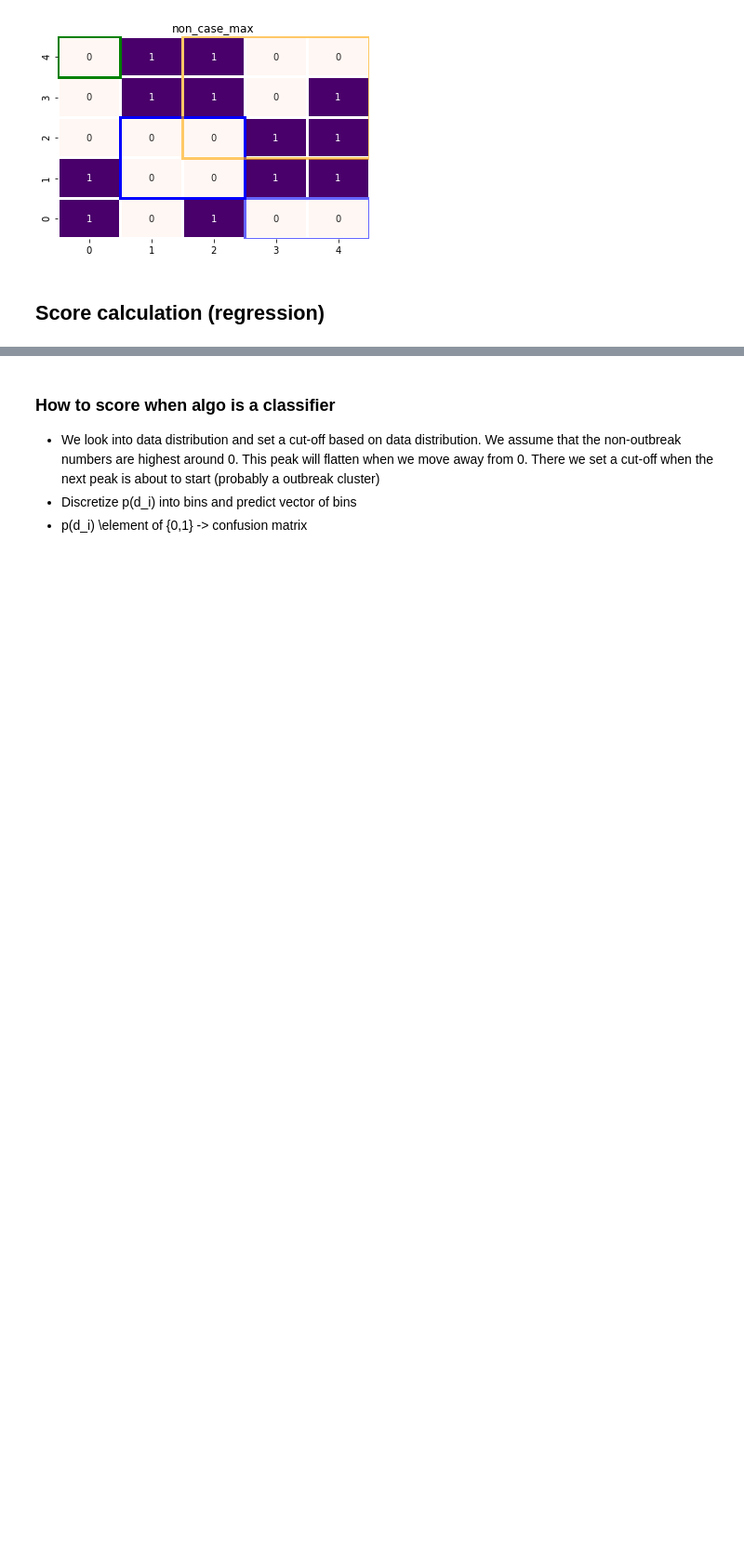
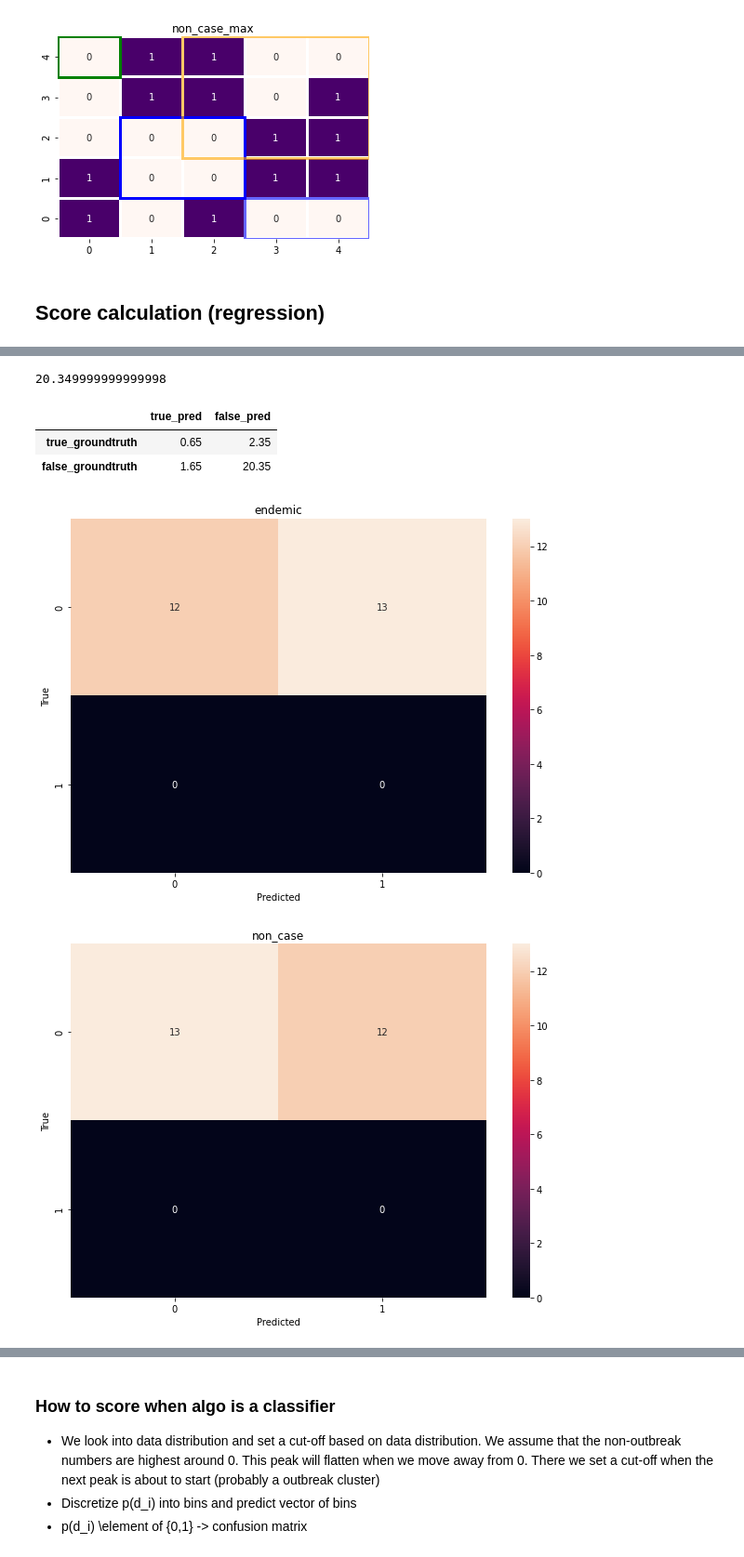
Before and after one commit to aauss/epi-quark, a Jupyter notebook: lean_score.ipynb, the cells around one changed output, grey strips where cells are left out. Shown at 93% size. Cells and saved outputs as stored; diff of their text form; code cells hidden in the pictures; blank space fills up the shorter version.

Commit message:
Add new examples, confusion matrix, and different scores for regression

```diff
--- a/lean_score.ipynb
+++ b/lean_score.ipynb
@@ -520,0 +570,10 @@ eval_df_min
+# %%
+eval_df_mean.loc[:, "true"] = np.where(
+    eval_df_mean.loc[:, "p(d_i)"] >= len(MUST_HAVE_LABELS), 1, 0
+)
+eval_df_mean.loc[:, "pred"] = np.where(
+    eval_df_mean.loc[:, "p^(d_i)"] >= 1 / len(DATA_LABELS), 1, 0
+)
+pivot_eval = eval_df_mean.pivot(
+    index=["x1", "x2"], columns="d_i", values=["true", "pred"]
+)
@@ -520,0 +630,45 @@ eval_df_min
+# %%
+rel_cm.loc[
+    [c for c in rel_cm.columns if c != "one"], [c for c in rel_cm.columns if c != "one"]
+].sum().sum()
+# %% [output]
+20.349999999999998
+# %%
+pd.DataFrame(
+    {
+        "true_pred": [
+            rel_cm.loc["one", "one"],
+            rel_cm.loc[[c for c in rel_cm.columns if c != "one"], "one"].sum(),
+        ],
+        "false_pred": [
+            rel_cm.loc["one", [c for c in rel_cm.columns if c != "one"]].sum(),
+            rel_cm.loc[
+                [c for c in rel_cm.columns if c != "one"],
+                [c for c in rel_cm.columns if c != "one"],
+            ]
+            .sum()
+            .sum(),
+        ],
+    },
+    index=["true_groundtruth", "false_groundtruth"],
+)
+# %% [output]
+|  | true_pred | false_pred |
+| true_groundtruth | 0.65 | 2.35 |
+| false_groundtruth | 1.65 | 20.35 |
+# %%
+import seaborn as sn
+import pandas as pd
+import matplotlib.pyplot as plt
+from sklearn.metrics import classification_report, multilabel_confusion_matrix
+
+cm = multilabel_confusion_matrix(
+    pivot_eval.loc[:, "true"].values, pivot_eval.loc[:, "pred"].values
+)
+for i, label in enumerate(["endemic", "non_case", "one", "two", "three"]):
+    df_cm = pd.DataFrame(cm[i], index=["0", "1"], columns=["0", "1"])
+    plt.figure(figsize=(10, 7))
+    sn.heatmap(df_cm, annot=True).set(title=label, ylabel="True", xlabel="Predicted")
+# %% [output]
+[figure, added]
+[figure, added]
```
Also changed, not shown: parts of 69 cells of this notebook, 2 other files.
